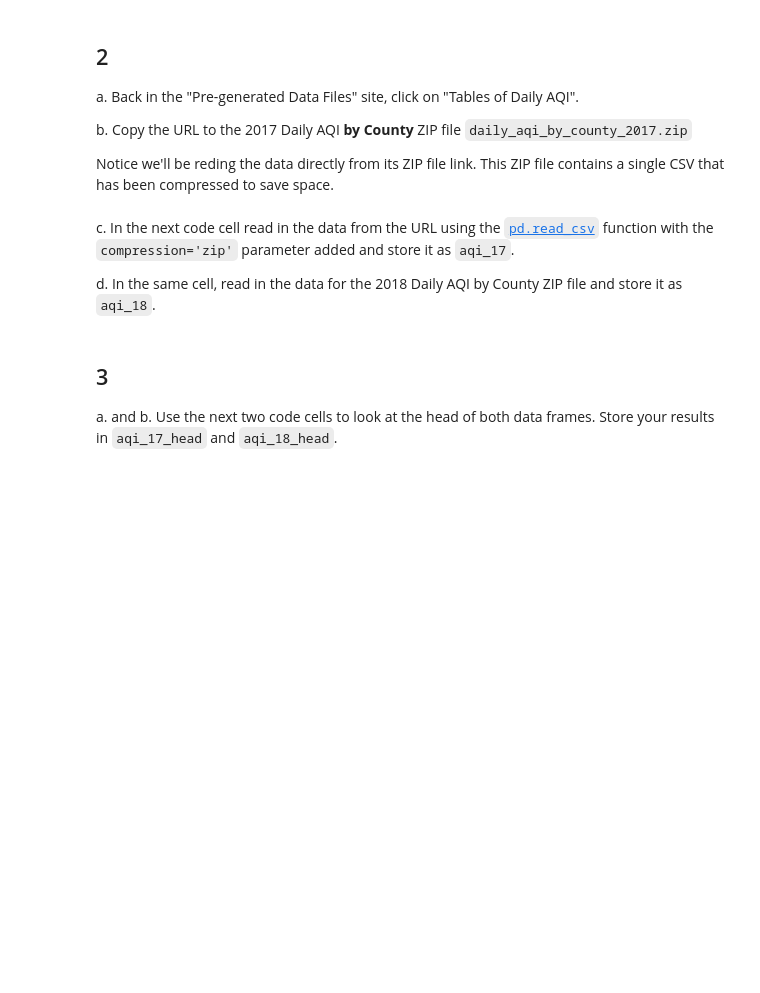
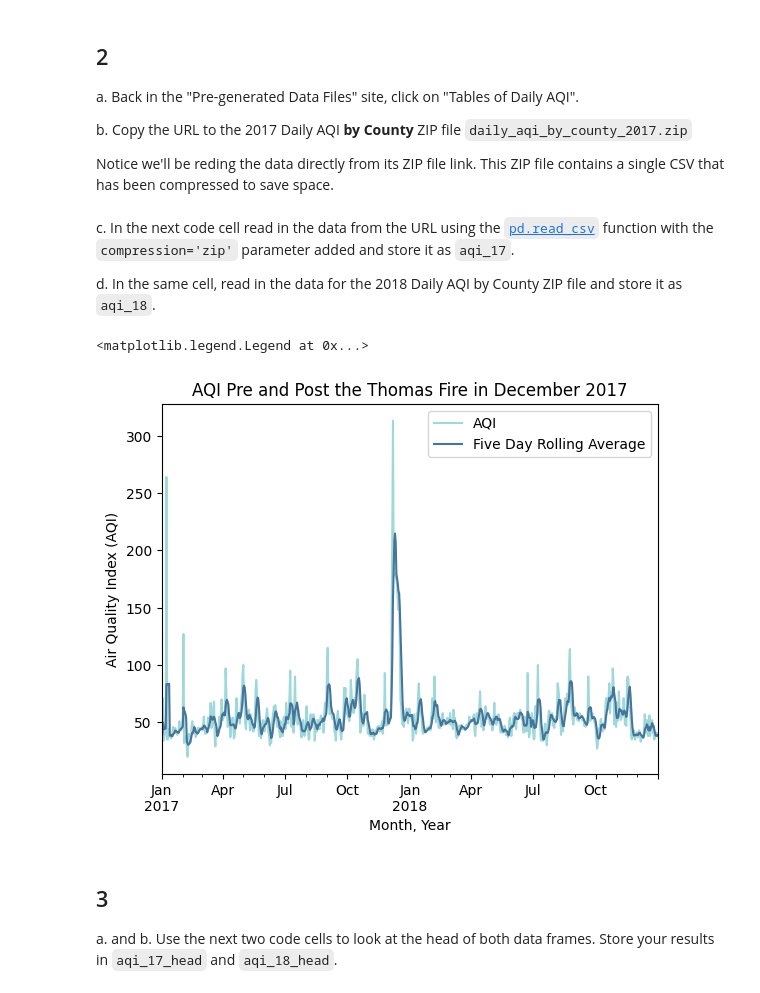
Before and after one commit to rfswick/eds220-hwk2, a Jupyter notebook: hwk2-task3-aqi.ipynb, the cells around one changed output. Saved outputs shown, nothing was run; the diff lists cells and outputs as text; code cells hidden in the pictures; blank space fills up the shorter version.

```diff
--- a/hwk2-task3-aqi.ipynb
+++ b/hwk2-task3-aqi.ipynb
@@ -61,3 +62,47 @@ aqi_18 = pd.read_csv('https://aqs.epa.gov/aqsweb/airdata/daily_aqi_by_county_201
+# %%
+# Load libraries
+import pandas as pd
+import matplotlib.pyplot as plt
+
+# Read in data
+aqi_17 = pd.read_csv('https://aqs.epa.gov/aqsweb/airdata/daily_aqi_by_county_2017.zip',
+                     index_col=['Date'],   # Set the index to be the `Date` column
+                     parse_dates=['Date']) # Update the `Date` column to a `pandas.datetime` object
+aqi_18 = pd.read_csv('https://aqs.epa.gov/aqsweb/airdata/daily_aqi_by_county_2018.zip',
+                     index_col=['Date'],
+                     parse_dates=['Date'])
+
+# Combine the `aqi_17` and `aqi_18` dataframes into a single dataframe
+aqi = pd.concat([aqi_17, aqi_18])
+
+# Simplify column names
+aqi.columns = (aqi.columns
+                  .str.lower()
+                  .str.replace(' ','_')
+              )
+
+# Select data only from Santa Barbara County
+aqi_sb = (aqi[aqi['county_name'] == 'Santa Barbara']
+          # Remove the `state_name`, `county_name`, `state_code`, and `county_code` columns
+          .drop(columns = ['state_name', 'county_name', 'state_code', 'county_code'])
+         )
+
+# Calculate AQI rolling average over 5 days and add to a new column
+aqi_sb['five_day_average'] = aqi_sb['aqi'].rolling('5D').mean()
+
+# Line plot
+(aqi_sb.plot(y=['aqi', 'five_day_average'],
+            title ='AQI Pre and Post the Thomas Fire in December 2017',
+            xlabel='Month, Year',
+            ylabel='Air Quality Index (AQI)',
+            color = {'aqi':'#9ED8DB',
+                     'five_day_average': '#467599'
+                    }
+           ).legend(['AQI','Five Day Rolling Average'])
+)
+# %% [output]
+<matplotlib.legend.Legend at 0x...>
+[figure, added]
 # %% [markdown]
 <!-- END QUESTION -->
 
```
Also changed, not shown: parts of 5 cells of this notebook.
